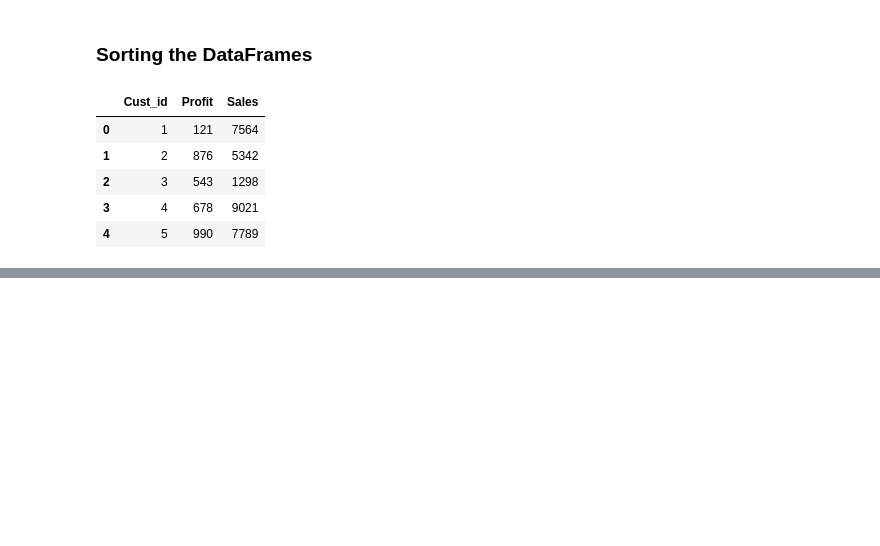
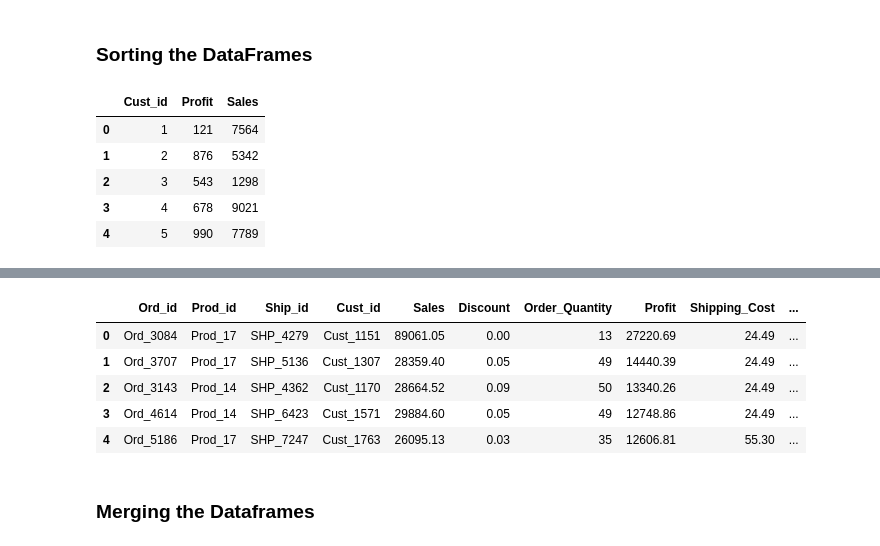
Before and after one commit to jayanth940/Jayanth, a Jupyter notebook: Pandas.ipynb, the cells around one changed output, grey strips where cells are left out. Cells and saved outputs as stored; diff of their text form; code cells hidden in the pictures; blank space fills up the shorter version.

```diff
--- a/Pandas.ipynb
+++ b/Pandas.ipynb
@@ -581,0 +640,15 @@ df
+# %%
+sorted_df = market.sort_values(by = 'Profit', ascending = False)
+# %%
+sorted_df.reset_index(drop = True, inplace = True)
+# %%
+sorted_df.head()
+# %% [output]
+|  | Ord_id | Prod_id | Ship_id | Cust_id | Sales | Discount | Order_Quantity | Profit | Shipping_Cost | ... |
+| 0 | Ord_3084 | Prod_17 | SHP_4279 | Cust_1151 | 89061.05 | 0.00 | 13 | 27220.69 | 24.49 | ... |
+| 1 | Ord_3707 | Prod_17 | SHP_5136 | Cust_1307 | 28359.40 | 0.05 | 49 | 14440.39 | 24.49 | ... |
+| 2 | Ord_3143 | Prod_14 | SHP_4362 | Cust_1170 | 28664.52 | 0.09 | 50 | 13340.26 | 24.49 | ... |
+| 3 | Ord_4614 | Prod_14 | SHP_6423 | Cust_1571 | 29884.60 | 0.05 | 49 | 12748.86 | 24.49 | ... |
+| 4 | Ord_5186 | Prod_17 | SHP_7247 | Cust_1763 | 26095.13 | 0.03 | 35 | 12606.81 | 55.30 | ... |
+# %% [markdown]
+### **Merging the Dataframes**
```
Also changed, not shown: parts of 63 cells of this notebook.
